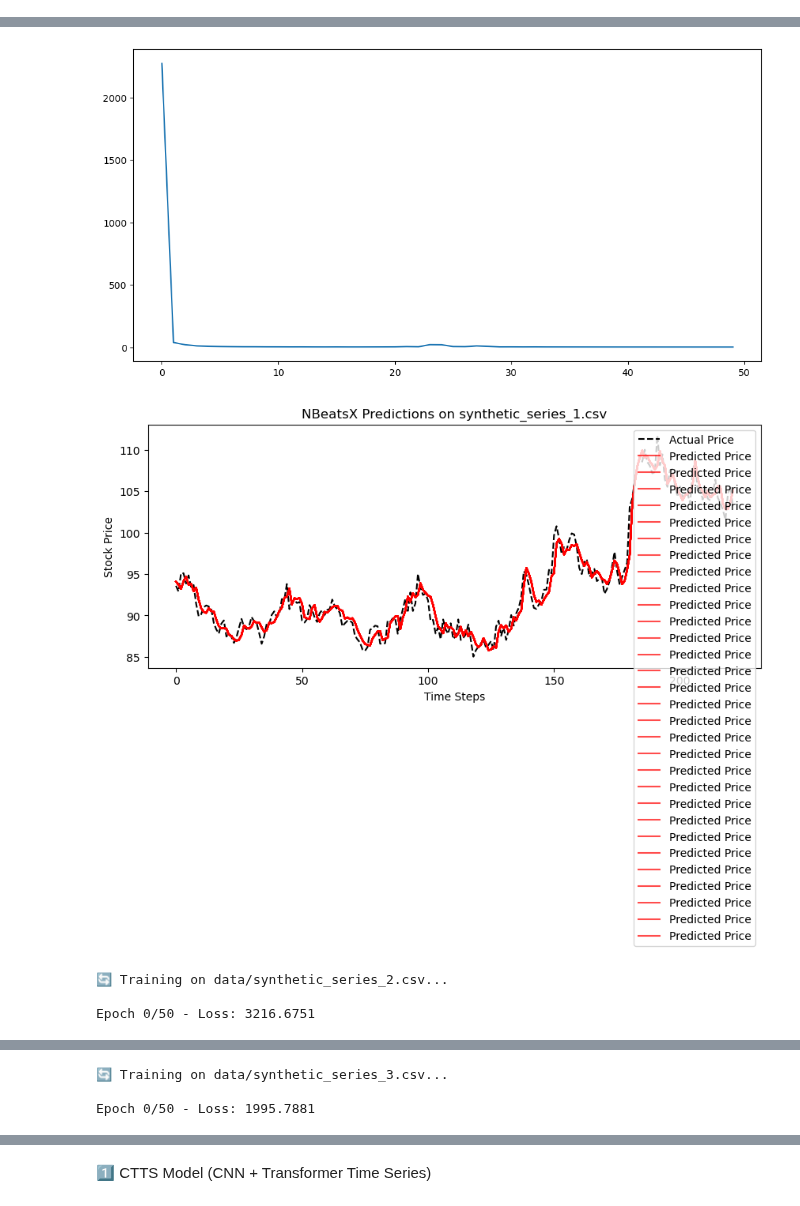
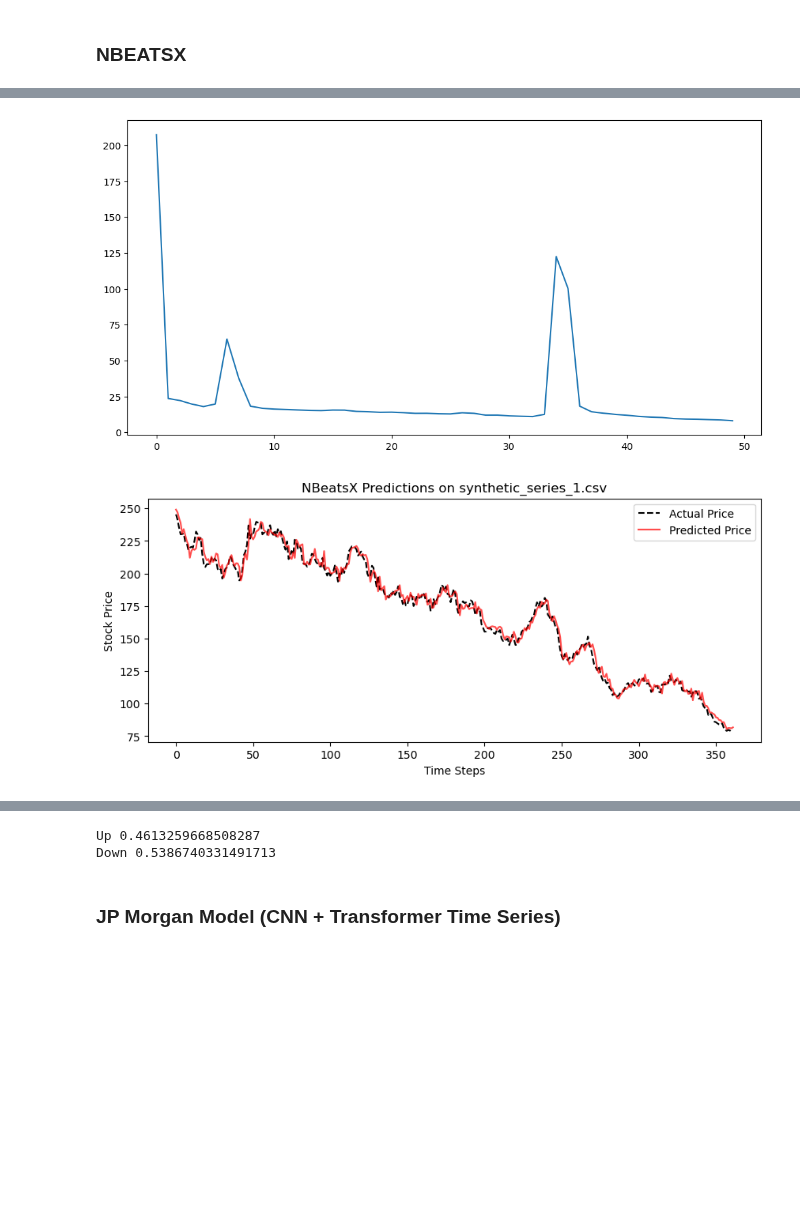
Before and after one commit to j85liu/bloomberg-time-series, a Jupyter notebook: test.ipynb, the cells around one changed output, grey strips where cells are left out. Cells and saved outputs as stored; diff of their text form; code cells hidden in the pictures; blank space fills up the shorter version.

```diff
--- a/test.ipynb
+++ b/test.ipynb
@@ -40,3 +45,5 @@ plot_synthetic_series_separate(csv_files)
+# %% [markdown]
+### NBEATSX
 # %%
 import torch
 import torch.nn as nn
@@ -45,9 +52,13 @@ import pandas as pd
 import numpy as np
 import matplotlib.pyplot as plt
 from models.nbeatsx import NBeatsX  # Ensure correct import
+import importlib
+import models
+importlib.reload(models)
 
 # 🛠 Load Synthetic Data (3 CSV Files)
-data_files = ["data/synthetic_series_1.csv", "data/synthetic_series_2.csv", "data/synthetic_series_3.csv"]
+# data_files = ["data/synthetic/synthetic_series_1.csv", "data/synthetic/synthetic_series_2.csv", "data/synthetic/synthetic_series_3.csv"]
+data_files = ["data/synthetic/data/synthetic_series_1.csv"]
 
 # 📌 Model Parameters
 input_size = 30  # Lookback window
@@ -71,16 +82,20 @@ def prepare_data(df, input_size, exog_size):
     np.random.seed(42)
     exog_factors = np.random.uniform(0.9, 1.1, size=(len(prices), exog_size))
 
-    X, Y, Exog = [], [], []
+    X, Y, Y_labels, Exog, last_x = [], [], [], [], []
     for i in range(len(prices) - input_size):
         X.append(prices[i:i+input_size])
+        last_x.append(prices[i+input_size-1])
         Y.append(prices[i+input_size])  # Predict next time step
         Exog.append(exog_factors[i+input_size])  # Exog data aligns with target
-
+        if prices[i+input_size] > prices[i+input_size-1]:
+            Y_labels.append(0)
+        else:
+            Y_labels.append(1)
     # Convert to Tensors
     X, Y, Exog = map(lambda x: torch.tensor(x, dtype=torch.float32), (X, Y, Exog))
 
-    return X, Y.unsqueeze(1), Exog  # Ensure correct shape for training
+    return X, Y.unsqueeze(1), Y_labels, Exog, last_x  # Ensure correct shape for training
 
 # 🚀 Training Loop
 def train_model(model, X_train, Y_train, Exog_train, epochs, batch_size, lr):
@@ -119,10 +134,13 @@ for idx, file in enumerate(data_files):
 
     # 📌 Load & Prepare Data
     df = pd.read_csv(file)
-    X_train, Y_train, Exog_train = prepare_data(df, input_size, exog_size)
+    X, Y, Y_labels, Exog, last_x = prepare_data(df, input_size, exog_size)
+    split_idx = int(len(X) * 0.9)
+    X_train, Y_train, Y_labels_train, Exog_train, last_x_train = X[:split_idx], Y[:split_idx], Y_labels[:split_idx], Exog[:split_idx], last_x[:split_idx]
+    X_test, Y_test, Y_labels_test, Exog_test, last_x_test = X[split_idx:], Y[split_idx:], Y_labels[split_idx:], Exog[split_idx:], last_x[split_idx:]
 
     # 📌 Initialize Model
-    model = NBeatsX(input_size=input_size, exog_size=exog_size, output_size=output_size, num_blocks=num_blocks, hidden_units=hidden_units).to(device)
+    model = models.nbeatsx.NBeatsX(input_size=input_size, exog_size=exog_size, output_size=output_size, num_blocks=num_blocks, hidden_units=hidden_units).to(device)
 
     # 📌 Train Model
     losses = train_model(model, X_train, Y_train, Exog_train, epochs, batch_size, learning_rate)
@@ -133,22 +151,24 @@ for idx, file in enumerate(data_files):
     # 📌 Make Predictions
     model.eval()
     with torch.no_grad():
-        test_preds = model(X_train.to(device), Exog_train.to(device)).cpu().numpy()
+        test_preds = model(X_test.to(device), Exog_test.to(device)).cpu().numpy()
+
+    correct = 0
+    for i in range(len(test_preds)):
+        label = 1
+        if test_preds[i] > last_x_test[i]:
+            label = 0
+        if label == Y_labels_test[i]:
+            correct += 1
+    print('Accuracy: ', correct/len(test_preds))
 
     # 📊 Plot Forecasts
     plt.figure(figsize=(10, 4))
-    plt.plot(Y_train.numpy(), label="Actual Price", linestyle="dashed", color="black")
+    plt.plot(Y_test.numpy(), label="Actual Price", linestyle="dashed", color="black")
     plt.plot(test_preds, label="Predicted Price", color="red", alpha=0.7)
     plt.xlabel("Time Steps")
     plt.ylabel("Stock Price")
     plt.title(f"NBeatsX Predictions on {file.split('/')[-1]}")
     plt.legend()
     plt.show()
-
-# 🎯 Final Loss Graph
-plt.xlabel("Epochs")
-plt.ylabel("MSE Loss")
-plt.title("Training Loss Over Time")
-plt.legend()
-plt.show()
 # %% [output]
@@ -161,5 +183,2 @@ Epoch 40/50 - Loss: 2.1752
-[figure, old version]
+[figure, new version]
-[figure, old version]
+[figure, new version]
-🔄 Training on data/synthetic_series_2.csv...
-
-Epoch 0/50 - Loss: 3216.6751
@@ -172,3 +184,0 @@ Epoch 40/50 - Loss: 2.4092
-🔄 Training on data/synthetic_series_3.csv...
-
-Epoch 0/50 - Loss: 1995.7881
@@ -182,5 +185,14 @@ Epoch 40/50 - Loss: 0.9717
+# %%
+labels = Y_labels_test
+unique, counts = np.unique(labels, return_counts=True)
+counts = dict(zip(unique, counts))
+print('Up', counts[0]/len(labels))
+print('Down', counts[1]/len(labels))
+# %% [output]
+Up 0.4613259668508287
+Down 0.5386740331491713
 # %% [markdown]
-1️⃣ CTTS Model (CNN + Transformer Time Series)
+### JP Morgan Model (CNN + Transformer Time Series)
 # %%
 import torch
 import torch.nn as nn
```
Also changed, not shown: parts of 31 cells of this notebook.
